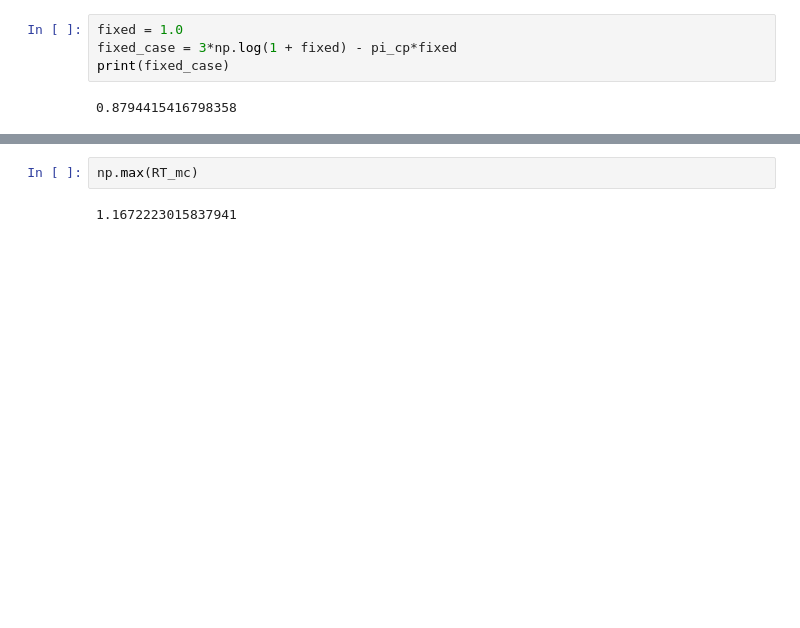
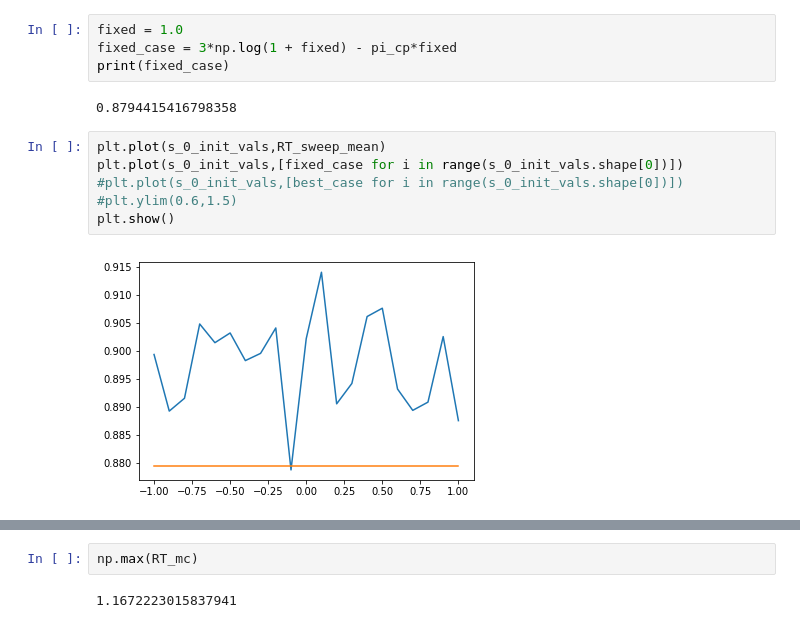
Before and after one commit to cpatdowling/peakload, a Jupyter notebook: notebooks/dynamic programming.ipynb, the cells around one changed output, grey strips where cells are left out. Drawn from its saved outputs; the diff is of its cells as text; blank space fills up the shorter version.

```diff
--- a/notebooks/dynamic programming.ipynb
+++ b/notebooks/dynamic programming.ipynb
@@ -164,3 +203,11 @@ fixed_case = 3*np.log(1 + fixed) - pi_cp*fixed
 print(fixed_case)
 # %% [output]
 0.8794415416798358
+# %%
+plt.plot(s_0_init_vals,RT_sweep_mean)
+plt.plot(s_0_init_vals,[fixed_case for i in range(s_0_init_vals.shape[0])])
+#plt.plot(s_0_init_vals,[best_case for i in range(s_0_init_vals.shape[0])])
+#plt.ylim(0.6,1.5)
+plt.show()
+# %% [output]
+[figure, added]
```
Also changed, not shown: parts of 48 cells of this notebook, 31 other files.
